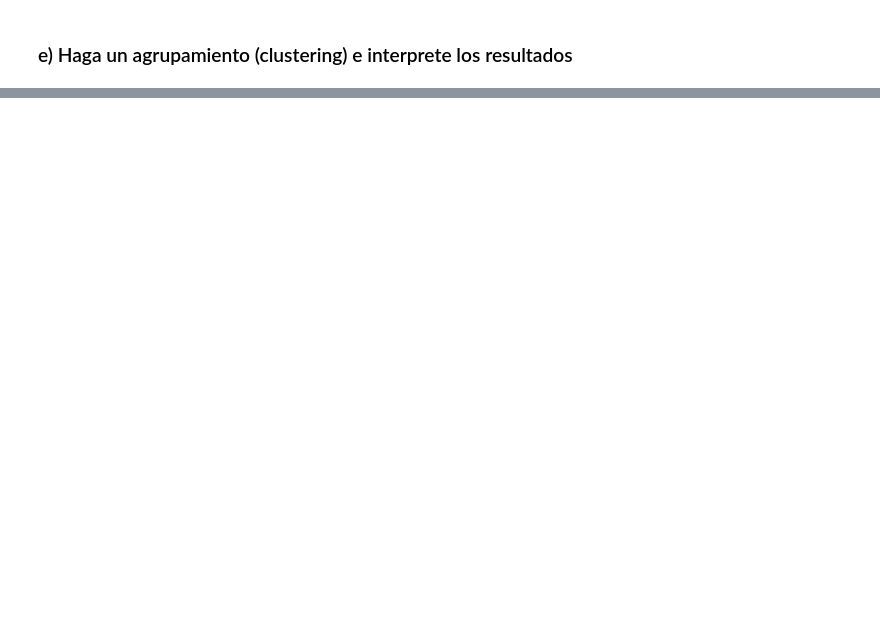
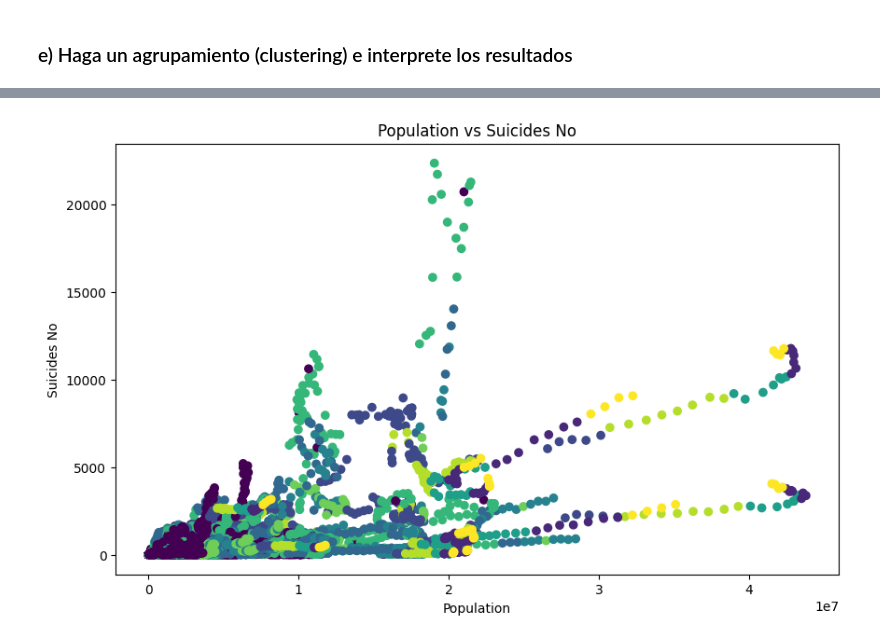
Before and after one commit to jazurdia/Proyecto1MD, a Jupyter notebook: Proyecto1.ipynb, the cells around one changed output, grey strips where cells are left out. Saved outputs shown, nothing was run; the diff lists cells and outputs as text; code cells hidden in the pictures; blank space fills up the shorter version.

```diff
--- a/Proyecto1.ipynb
+++ b/Proyecto1.ipynb
@@ -563,0 +344,10 @@ Silhouette Score: 0.8869487463109196
+# %%
+# grafico de puntos en donde y sea suicides_no y x sea population. Ver todos los clusters
+plt.figure(figsize=(10, 6))
+plt.scatter(df['population'], df['suicides_no'], c=df['cluster'], cmap='viridis')
+plt.xlabel('Population')
+plt.ylabel('Suicides No')
+plt.title('Population vs Suicides No')
+plt.show()
+# %% [output]
+[figure, added]
```
Also changed, not shown: parts of 39 cells of this notebook.
